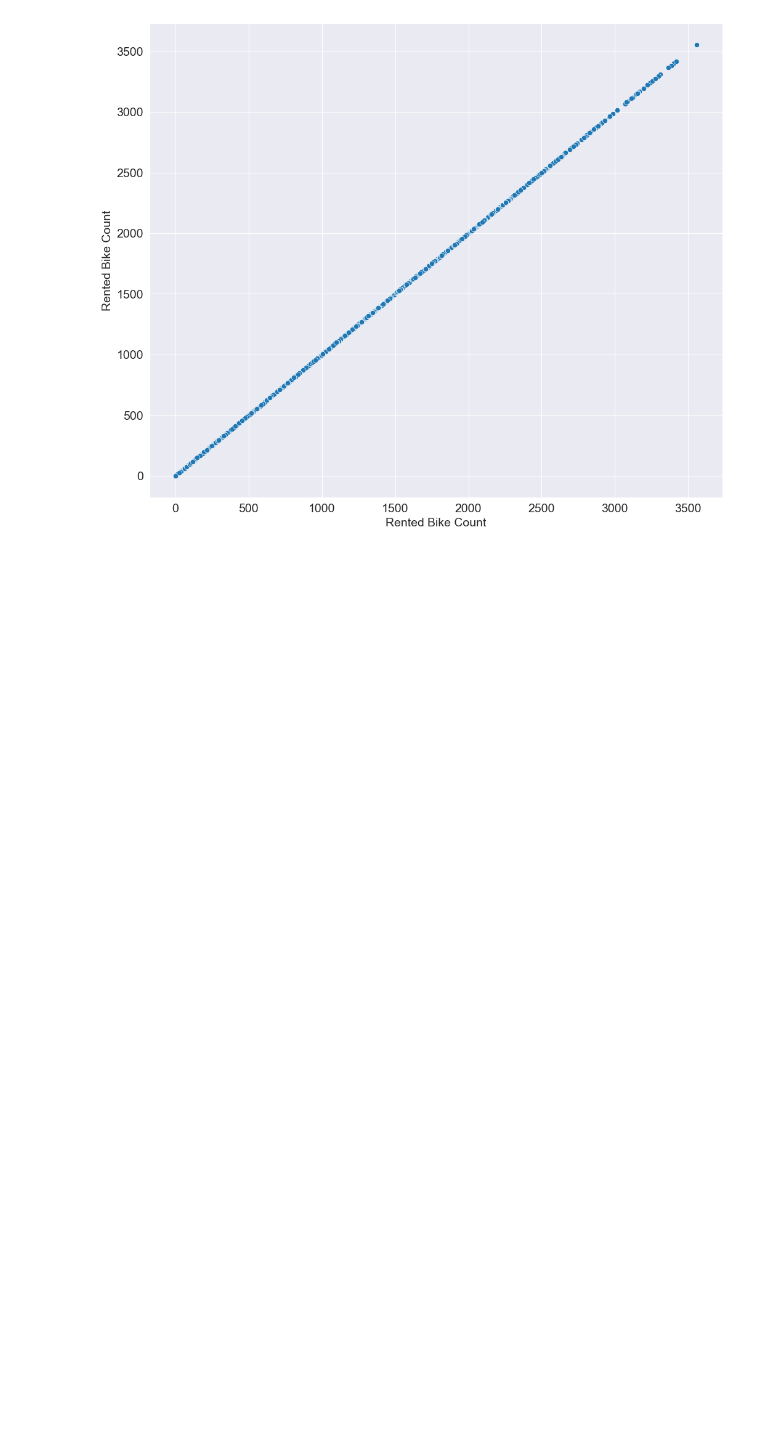
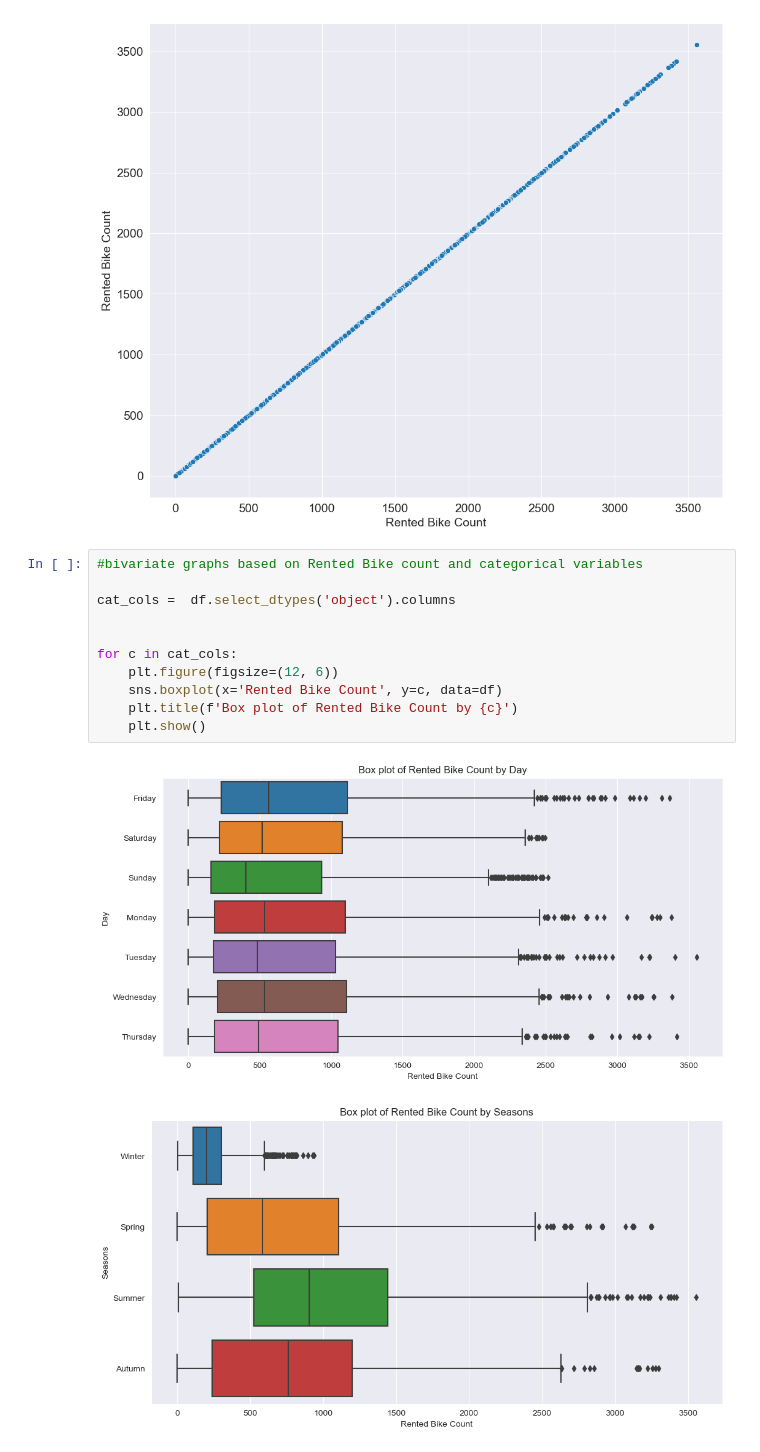
Before and after one commit to A1maan/seoul-bike-demand-project, a Jupyter notebook: ise291_project.ipynb, the cells around one changed output. Cells and saved outputs as stored; diff of their text form; blank space fills up the shorter version.

Commit message:
added univariate graphs and made one bivariate for two numerical columns (not finished yet)

```diff
--- a/ise291_project.ipynb
+++ b/ise291_project.ipynb
@@ -438,3 +425,17 @@ for c in num_columns:
 [figure]
 [figure]
 [figure]
+# %%
+#bivariate graphs based on Rented Bike count and categorical variables
+
+cat_cols =  df.select_dtypes('object').columns
+
+
+for c in cat_cols:
+    plt.figure(figsize=(12, 6))
+    sns.boxplot(x='Rented Bike Count', y=c, data=df)
+    plt.title(f'Box plot of Rented Bike Count by {c}')
+    plt.show()
+# %% [output]
+[figure, added]
+[figure, added]
```
Also changed, not shown: parts of 2 cells of this notebook.
